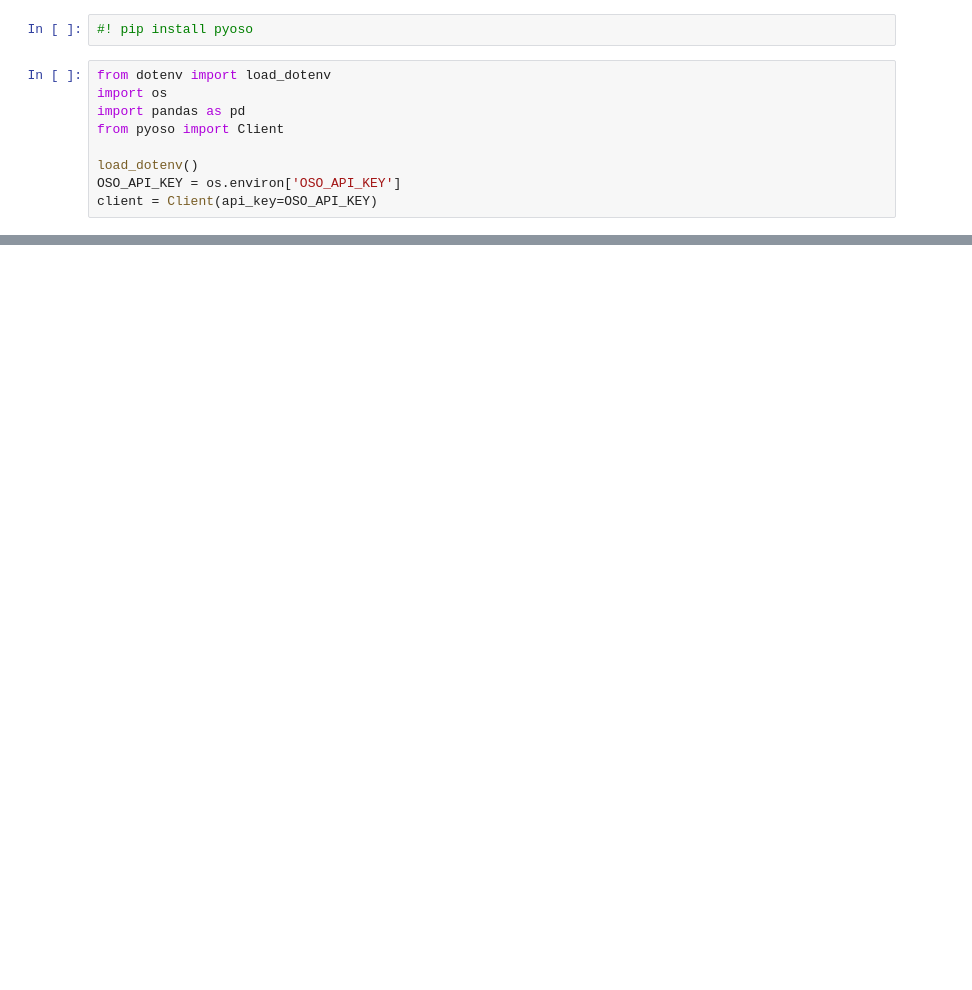
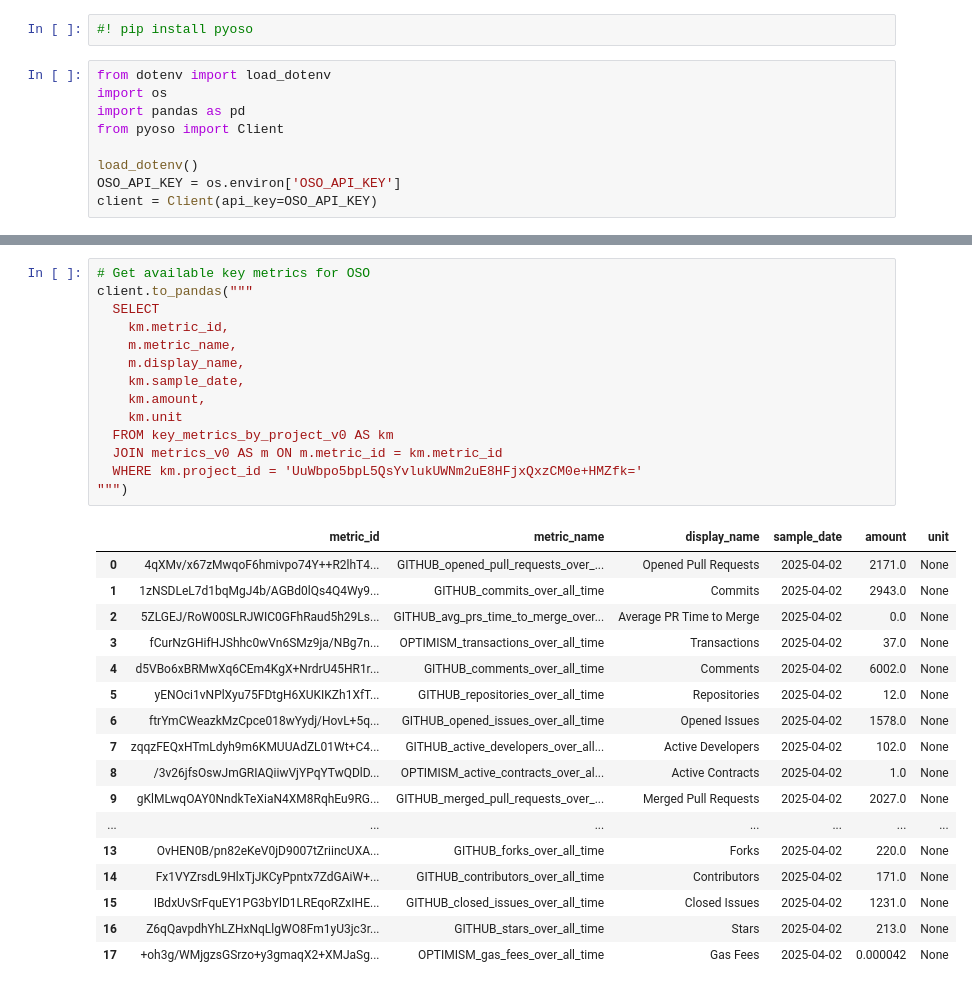
Before and after one commit to opensource-observer/insights, a Jupyter notebook: pyoso-quickstart.ipynb, the cells around one changed output, grey strips where cells are left out. Saved outputs shown, nothing was run; the diff lists cells and outputs as text; blank space fills up the shorter version.

```diff
--- a/pyoso-quickstart.ipynb
+++ b/pyoso-quickstart.ipynb
@@ -11,0 +102,32 @@ client = Client(api_key=OSO_API_KEY)
+# %%
+# Get available key metrics for OSO
+client.to_pandas("""
+  SELECT
+    km.metric_id,
+    m.metric_name,
+    m.display_name,
+    km.sample_date,
+    km.amount,
+    km.unit
+  FROM key_metrics_by_project_v0 AS km
+  JOIN metrics_v0 AS m ON m.metric_id = km.metric_id
+  WHERE km.project_id = 'UuWbpo5bpL5QsYvlukUWNm2uE8HFjxQxzCM0e+HMZfk='
+""")
+# %% [output]
+|  | metric_id | metric_name | display_name | sample_date | amount | unit |
+| 0 | 4qXMv/x67zMwqoF6hmivpo74Y++R2lhT4... | GITHUB_opened_pull_requests_over_... | Opened Pull Requests | 2025-04-02 | 2171.0 | None |
+| 1 | 1zNSDLeL7d1bqMgJ4b/AGBd0lQs4Q4Wy9... | GITHUB_commits_over_all_time | Commits | 2025-04-02 | 2943.0 | None |
+| 2 | 5ZLGEJ/RoW00SLRJWIC0GFhRaud5h29Ls... | GITHUB_avg_prs_time_to_merge_over... | Average PR Time to Merge | 2025-04-02 | 0.0 | None |
+| 3 | fCurNzGHifHJShhc0wVn6SMz9ja/NBg7n... | OPTIMISM_transactions_over_all_time | Transactions | 2025-04-02 | 37.0 | None |
+| 4 | d5VBo6xBRMwXq6CEm4KgX+NrdrU45HR1r... | GITHUB_comments_over_all_time | Comments | 2025-04-02 | 6002.0 | None |
+| 5 | yENOci1vNPlXyu75FDtgH6XUKIKZh1XfT... | GITHUB_repositories_over_all_time | Repositories | 2025-04-02 | 12.0 | None |
+| 6 | ftrYmCWeazkMzCpce018wYydj/HovL+5q... | GITHUB_opened_issues_over_all_time | Opened Issues | 2025-04-02 | 1578.0 | None |
+| 7 | zqqzFEQxHTmLdyh9m6KMUUAdZL01Wt+C4... | GITHUB_active_developers_over_all... | Active Developers | 2025-04-02 | 102.0 | None |
+| 8 | /3v26jfsOswJmGRIAQiiwVjYPqYTwQDlD... | OPTIMISM_active_contracts_over_al... | Active Contracts | 2025-04-02 | 1.0 | None |
+| 9 | gKlMLwqOAY0NndkTeXiaN4XM8RqhEu9RG... | GITHUB_merged_pull_requests_over_... | Merged Pull Requests | 2025-04-02 | 2027.0 | None |
+| ... | ... | ... | ... | ... | ... | ... |
+| 13 | OvHEN0B/pn82eKeV0jD9007tZriincUXA... | GITHUB_forks_over_all_time | Forks | 2025-04-02 | 220.0 | None |
+| 14 | Fx1VYZrsdL9HlxTjJKCyPpntx7ZdGAiW+... | GITHUB_contributors_over_all_time | Contributors | 2025-04-02 | 171.0 | None |
+| 15 | IBdxUvSrFquEY1PG3bYlD1LREqoRZxIHE... | GITHUB_closed_issues_over_all_time | Closed Issues | 2025-04-02 | 1231.0 | None |
+| 16 | Z6qQavpdhYhLZHxNqLlgWO8Fm1yU3jc3r... | GITHUB_stars_over_all_time | Stars | 2025-04-02 | 213.0 | None |
+| 17 | +oh3g/WMjgzsGSrzo+y3gmaqX2+XMJaSg... | OPTIMISM_gas_fees_over_all_time | Gas Fees | 2025-04-02 | 0.000042 | None |
```
Also changed, not shown: parts of 19 cells of this notebook.
